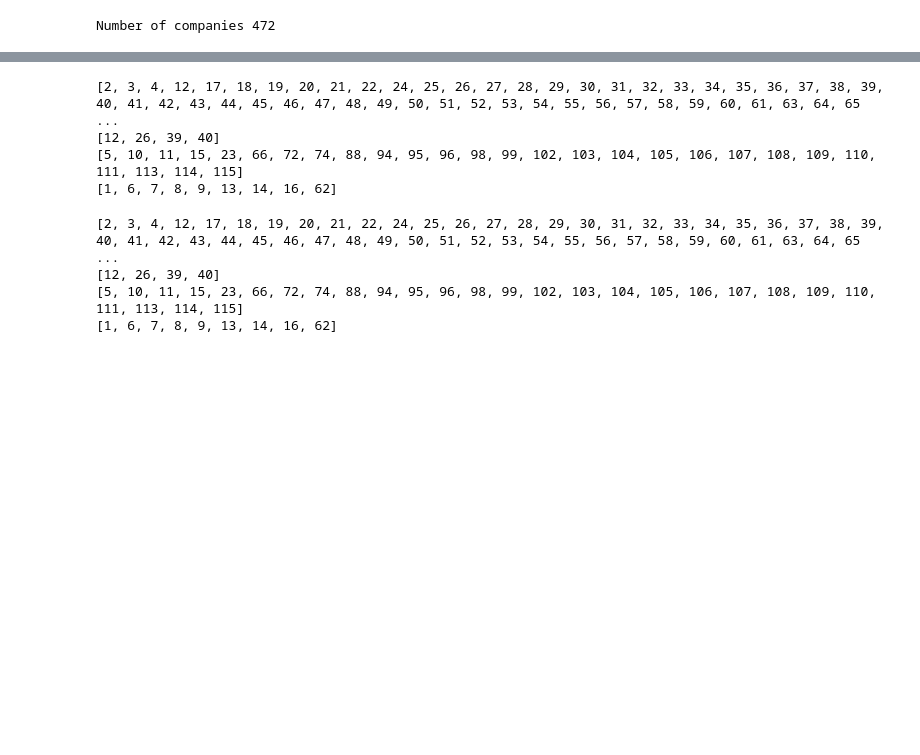
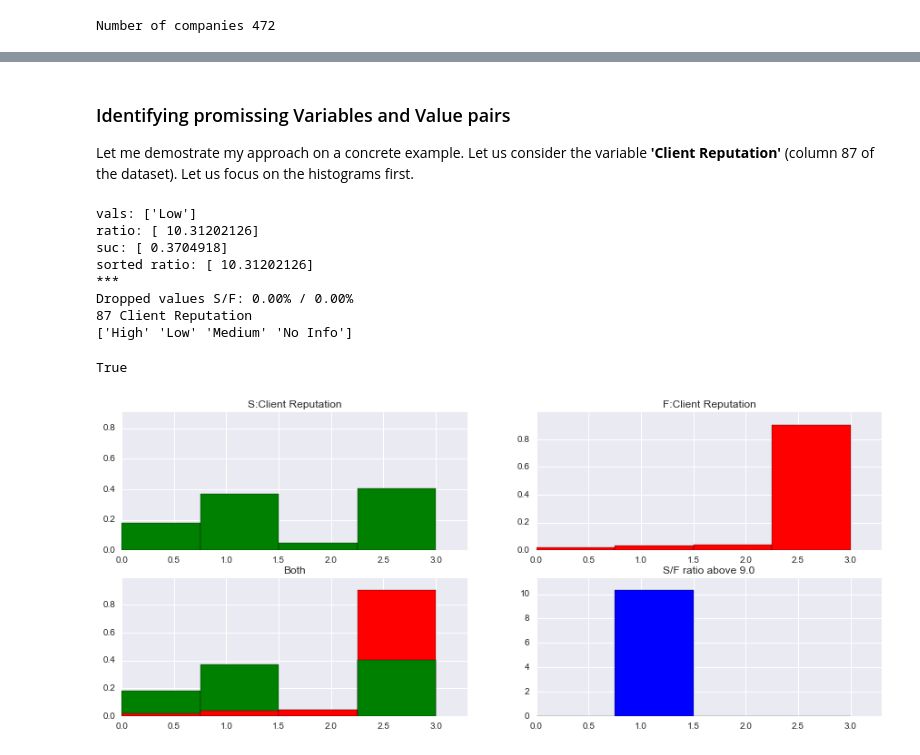
Before and after one commit to popolvar/Exponea-Challenge, a Jupyter notebook: Konecny-Exponea.ipynb, the cells around one changed output, grey strips where cells are left out. Drawn from its saved outputs; the diff is of its cells as text; code cells hidden in the pictures; blank space fills up the shorter version.

Commit message:
first draft, remove additional code. Fix typos

```diff
--- a/Konecny-Exponea.ipynb
+++ b/Konecny-Exponea.ipynb
@@ -156,13 +156,13 @@ def split_variables(index, data = df_sf, cv = cat_var, lv = lower_var, nv = num_
 for i in range(1,117):
     split_variables(i)
 
-print cat_var
-print lower_var
-print num_var
-print other_var
+#print cat_var
+
+# print "Categorical variables with case sensitive values:\n"
+# for v in lower_var:
+#     print " * "+df_sf[0].columns[v]
+
+# print "\nOther variables:\n"
+# for v in other_var:
+#     print " * "+df_sf[0].columns[v]
-# %% [output]
-[2, 3, 4, 12, 17, 18, 19, 20, 21, 22, 24, 25, 26, 27, 28, 29, 30, 31, 32, 33, 34, 35, 36, 37, 38, 39, 40, 41, 42, 43, 44, 45, 46, 47, 48, 49, 50, 51, 52, 53, 54, 55, 56, 57, 58, 59, 60, 61, 63, 64, 65 ...
-[12, 26, 39, 40]
-[5, 10, 11, 15, 23, 66, 72, 74, 88, 94, 95, 96, 98, 99, 102, 103, 104, 105, 106, 107, 108, 109, 110, 111, 113, 114, 115]
-[1, 6, 7, 8, 9, 13, 14, 16, 62]
 # %%
@@ -396,10 +376,19 @@ boolean_cols=[2, 12, 24, 27, 29, 30, 31, 32, 34, 36, 38, 41, 42, 46, 47, 48, 49,
-# %%
-print cat_var
-print lower_var
-print num_var
-print other_var
-# %% [output]
-[2, 3, 4, 12, 17, 18, 19, 20, 21, 22, 24, 25, 26, 27, 28, 29, 30, 31, 32, 33, 34, 35, 36, 37, 38, 39, 40, 41, 42, 43, 44, 45, 46, 47, 48, 49, 50, 51, 52, 53, 54, 55, 56, 57, 58, 59, 60, 61, 63, 64, 65 ...
-[12, 26, 39, 40]
-[5, 10, 11, 15, 23, 66, 72, 74, 88, 94, 95, 96, 98, 99, 102, 103, 104, 105, 106, 107, 108, 109, 110, 111, 113, 114, 115]
-[1, 6, 7, 8, 9, 13, 14, 16, 62]
+# %% [markdown]
+### Identifying promissing Variables and Value pairs
+
+Let me demostrate my approach on a concrete example. Let us consider the variable **'Client Reputation'** (column 87 of the dataset). Let us focus on the histograms first.
+# %%
+survey_column(87, force_num = False, cat = True,\
+                            ratio = 9.0, min_p = 0.20, drop_p = 0.1,\
+                            print_out = False, draw_hist = True, print_uvals = False)
+# %% [output]
+vals: ['Low']
+ratio: [ 10.31202126]
+suc: [ 0.3704918]
+sorted ratio: [ 10.31202126]
+***
+Dropped values S/F: 0.00% / 0.00%
+87 Client Reputation
+['High' 'Low' 'Medium' 'No Info']
+True
+[figure, added]
```
Also changed, not shown: parts of 11 cells of this notebook.
